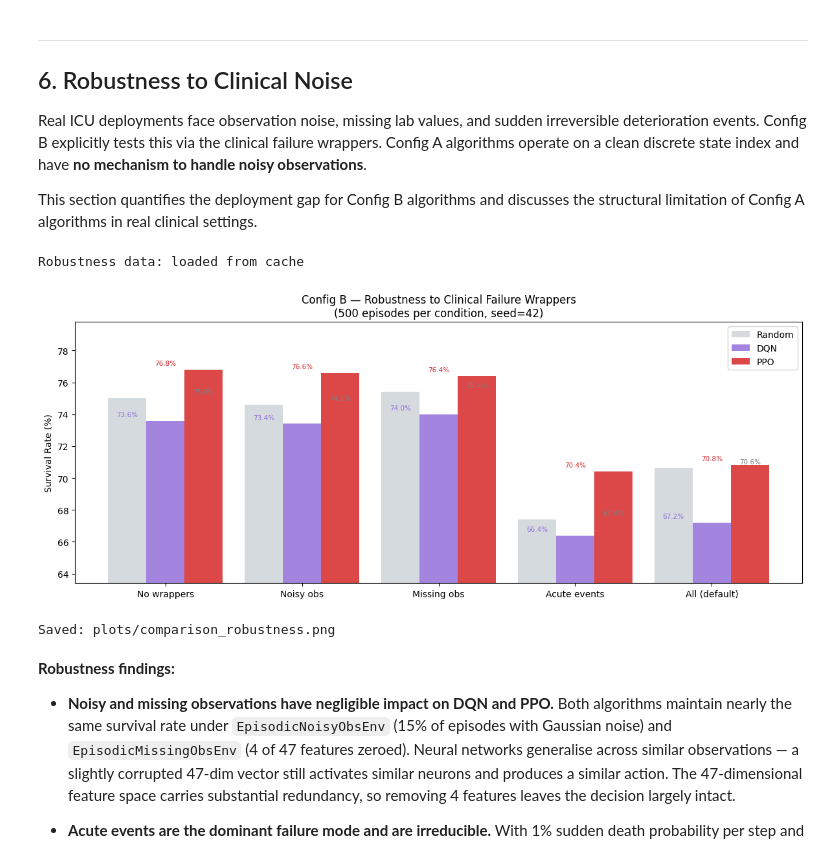
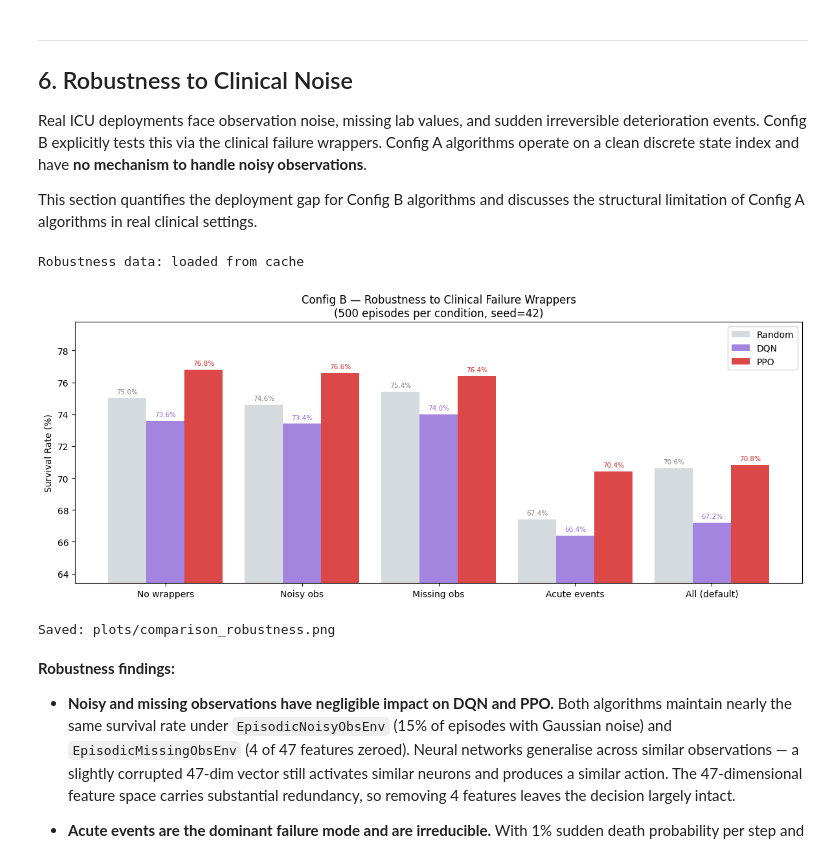
Before and after one commit to Mehmet1700/reinforcement-learning-project, a Jupyter notebook: notebooks/03_comparison.ipynb, the cells around one changed output. Saved outputs shown, nothing was run; the diff lists cells and outputs as text; code cells hidden in the pictures.

```diff
--- a/notebooks/03_comparison.ipynb
+++ b/notebooks/03_comparison.ipynb
@@ -686,37 +686,37 @@ else:
 
 labels_rob = list(wrapper_conditions.keys())
 x_rob      = np.arange(len(labels_rob))
 width      = 0.28
 
 fig, ax = plt.subplots(figsize=(12, 5))
 ax.bar(x_rob - width, [v*100 for v in rob_rnd], width, label='Random',
        color=COLORS['random_b'], alpha=0.85)
 ax.bar(x_rob,         [v*100 for v in rob_dqn], width, label='DQN',
        color=COLORS['dqn'],      alpha=0.85)
 ax.bar(x_rob + width, [v*100 for v in rob_ppo], width, label='PPO',
        color=COLORS['ppo'],      alpha=0.85)
 
 for i, (d, p, r) in enumerate(zip(rob_dqn, rob_ppo, rob_rnd)):
-    ax.text(x_rob[i]-width,  d*100+0.2, f'{d*100:.1f}%', ha='center', va='bottom', fontsize=7.5, color=COLORS['dqn'])
-    ax.text(x_rob[i],        p*100+0.2, f'{p*100:.1f}%', ha='center', va='bottom', fontsize=7.5, color=COLORS['ppo'])
-    ax.text(x_rob[i]+width,  r*100+0.2, f'{r*100:.1f}%', ha='center', va='bottom', fontsize=7.5, color='grey')
+    ax.text(x_rob[i] - width, r*100 + 0.2, f'{r*100:.1f}%', ha='center', va='bottom', fontsize=7.5, color='grey')
+    ax.text(x_rob[i],         d*100 + 0.2, f'{d*100:.1f}%', ha='center', va='bottom', fontsize=7.5, color=COLORS['dqn'])
+    ax.text(x_rob[i] + width, p*100 + 0.2, f'{p*100:.1f}%', ha='center', va='bottom', fontsize=7.5, color=COLORS['ppo'])
 
 ax.set_xticks(x_rob)
 ax.set_xticklabels(labels_rob, fontsize=10)
 ax.set_ylabel('Survival Rate (%)')
 ax.set_title('Config B — Robustness to Clinical Failure Wrappers\n'
              '(500 episodes per condition, seed=42)', fontsize=12)
 ax.legend(fontsize=10)
 _margin = 3
 ax.set_ylim(max(0, min(rob_rnd+rob_dqn+rob_ppo)*100 - _margin),
             min(100, max(rob_dqn+rob_ppo)*100 + _margin))
 plt.tight_layout()
 plt.savefig('plots/comparison_robustness.png', dpi=150, bbox_inches='tight')
 plt.show()
 print('Saved: plots/comparison_robustness.png')
 # %% [output]
 Robustness data: loaded from cache
-[figure, old version]
+[figure, new version]
 Saved: plots/comparison_robustness.png
 # %% [markdown]
 **Robustness findings:**
```
Also changed, not shown: 4 other files.
